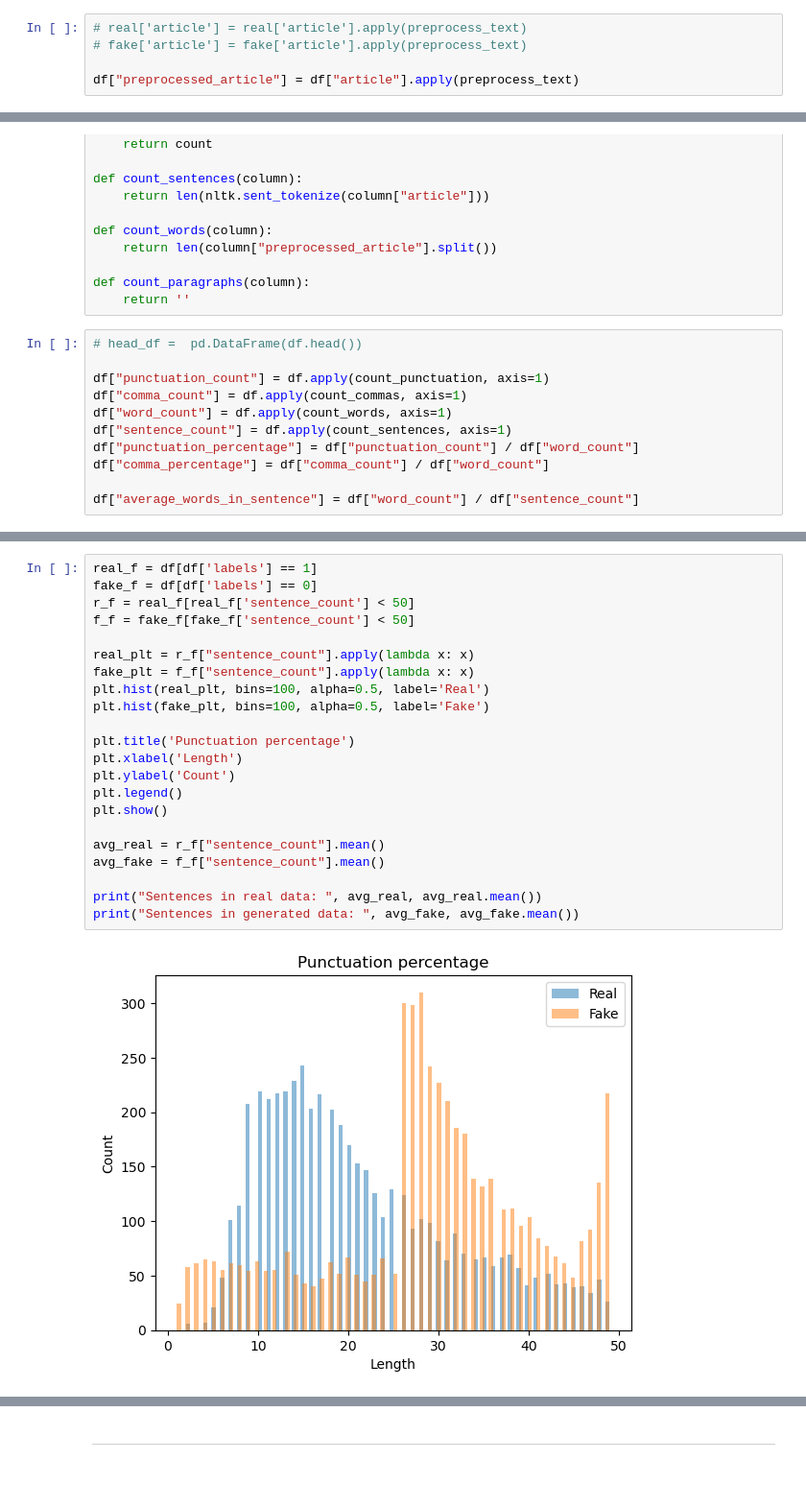
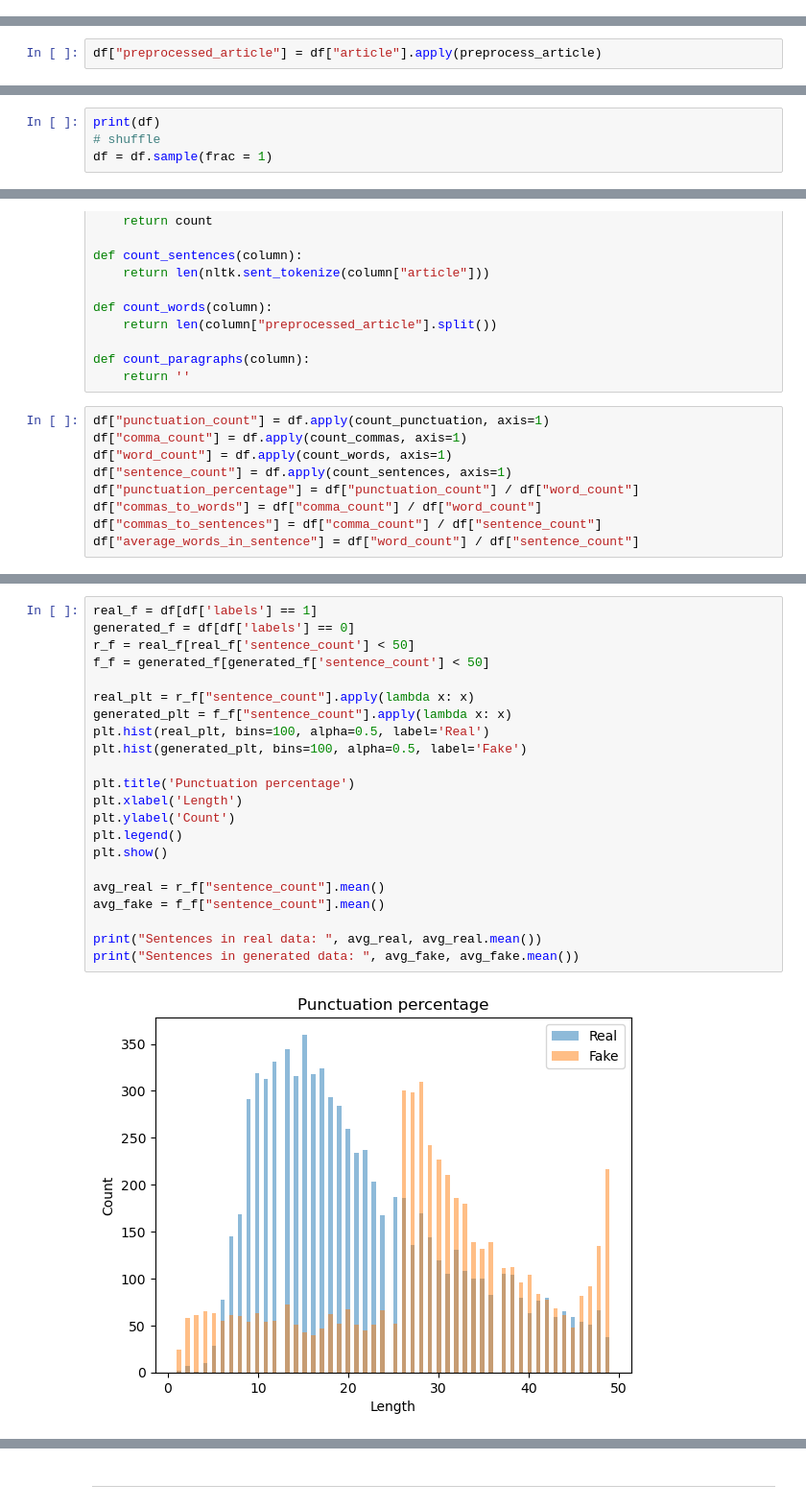
Before and after one commit to yarynakorduba/nlp, a Jupyter notebook: project/index.ipynb, the cells around one changed output, grey strips where cells are left out. Shown at 96% size. Cells and saved outputs as stored; diff of their text form; blank space fills up the shorter version.

```diff
--- a/project/index.ipynb
+++ b/project/index.ipynb
@@ -207,5 +110,0 @@ def preprocess_text(text):
-# %%
-# real['article'] = real['article'].apply(preprocess_text)
-# fake['article'] = fake['article'].apply(preprocess_text)
-
-df["preprocessed_article"] = df["article"].apply(preprocess_text)
@@ -231,0 +111,2 @@ print(df)
+# %%
+df["preprocessed_article"] = df["article"].apply(preprocess_article)
@@ -231,0 +115,4 @@ print(df)
+# %%
+print(df)
+# shuffle
+df = df.sample(frac = 1)
@@ -254,13 +163,11 @@ def count_words(column):
 def count_paragraphs(column):
     return ''
 # %%
-# head_df =  pd.DataFrame(df.head())
-
 df["punctuation_count"] = df.apply(count_punctuation, axis=1)
 df["comma_count"] = df.apply(count_commas, axis=1)
 df["word_count"] = df.apply(count_words, axis=1)
 df["sentence_count"] = df.apply(count_sentences, axis=1)
 df["punctuation_percentage"] = df["punctuation_count"] / df["word_count"]
-df["comma_percentage"] = df["comma_count"] / df["word_count"]
-
+df["commas_to_words"] = df["comma_count"] / df["word_count"]
+df["commas_to_sentences"] = df["comma_count"] / df["sentence_count"]
 df["average_words_in_sentence"] = df["word_count"] / df["sentence_count"]
@@ -379,24 +309,24 @@ Commas in fake data (in total 9000 records) / Commas in all data:  0.52773961910
 # %%
 real_f = df[df['labels'] == 1]
-fake_f = df[df['labels'] == 0]
+generated_f = df[df['labels'] == 0]
 r_f = real_f[real_f['sentence_count'] < 50]
-f_f = fake_f[fake_f['sentence_count'] < 50]
+f_f = generated_f[generated_f['sentence_count'] < 50]
 
 real_plt = r_f["sentence_count"].apply(lambda x: x)
-fake_plt = f_f["sentence_count"].apply(lambda x: x)
+generated_plt = f_f["sentence_count"].apply(lambda x: x)
 plt.hist(real_plt, bins=100, alpha=0.5, label='Real')
-plt.hist(fake_plt, bins=100, alpha=0.5, label='Fake')
+plt.hist(generated_plt, bins=100, alpha=0.5, label='Fake')
 
 plt.title('Punctuation percentage')
 plt.xlabel('Length')
 plt.ylabel('Count')
 plt.legend()
 plt.show()
 
 avg_real = r_f["sentence_count"].mean()
 avg_fake = f_f["sentence_count"].mean()
 
 print("Sentences in real data: ", avg_real, avg_real.mean())
 print("Sentences in generated data: ", avg_fake, avg_fake.mean())
 # %% [output]
-[figure, old version]
+[figure, new version]
```
Also changed, not shown: parts of 51 cells of this notebook.
